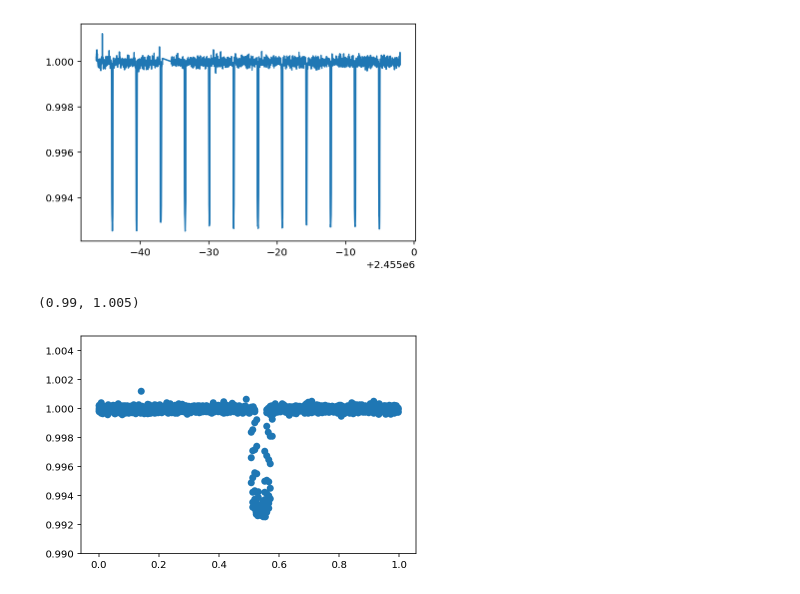
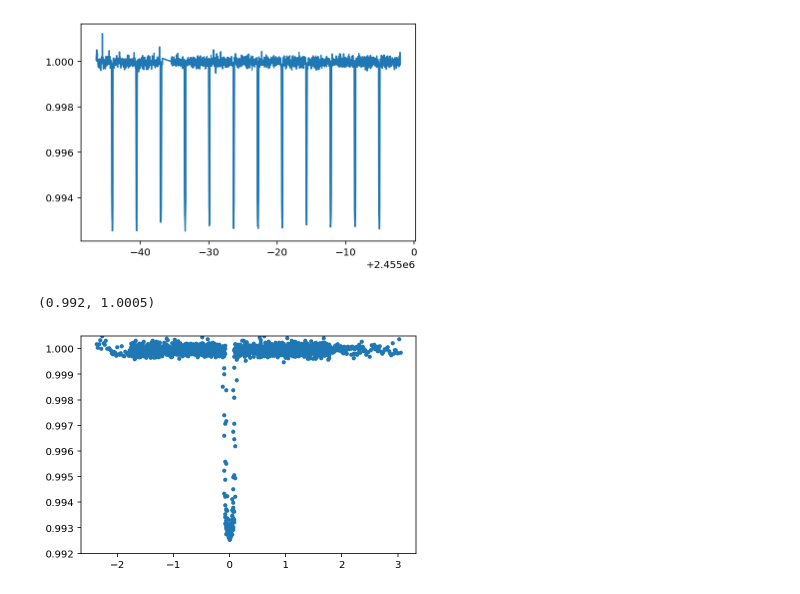
Before and after one commit to brendrach/Computational_Astro_ASTP720, a Jupyter notebook: Assignment_6/Assignment_6.ipynb, the cells around one changed output. Drawn from its saved outputs; the diff is of its cells as text; code cells hidden in the pictures.

Commit message:
Adding updated notebook that folds the light curve. Now I need to edit the MCMC code that will fit a function to it.

```diff
--- a/Assignment_6/Assignment_6.ipynb
+++ b/Assignment_6/Assignment_6.ipynb
@@ -29,23 +30,27 @@ HJD
 array([2454953.538373, 2454953.558807, 2454953.579242, ...,
        2454997.9424  , 2454997.962835, 2454997.983269])
 [figure]
-# %%
-new_flux=flux
-
-# fold
-period = 3.556            # period (must be known already!)
-
-foldTimes = ((HJD-period/2)/ period)  # divide by period to convert to phase
-foldTimes = foldTimes % 1   # take fractional part of phase only (i.e. discard whole number part)
-
-
-new_phase=foldTimes
-
-plt.scatter(new_phase, new_flux)
-plt.ylim(0.990, 1.005)
-# %% [output]
-(0.99, 1.005)
-[figure, removed]
+# %%
+peak_index = scipy.signal.find_peaks(1/flux, distance=100)[0]
+peak_index = peak_index[1:-1]
+new_HJD = []
+
+def find_nearest_value(array, values):
+    indices = np.abs(np.subtract.outer(array, values)).argmin(0)
+    return array[indices]
+
+
+for i in range(len(flux)):
+
+    idx = find_nearest_value(peak_index,i)
+    new_HJD.append(HJD[i]-HJD[idx])
+
+
+plt.scatter(new_HJD,flux,s=10)
+plt.ylim(0.992,1.0005)
+# %% [output]
+(0.992, 1.0005)
+[figure, added]
 # %%
 def lnprior(theta):
     # The parameters are stored as a vector of values, so unpack them
```
Also changed, not shown: parts of 2 cells of this notebook.
